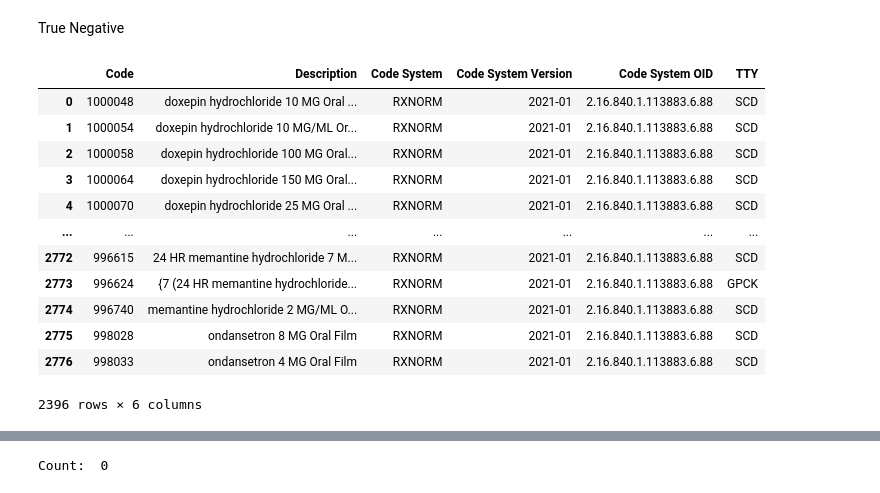
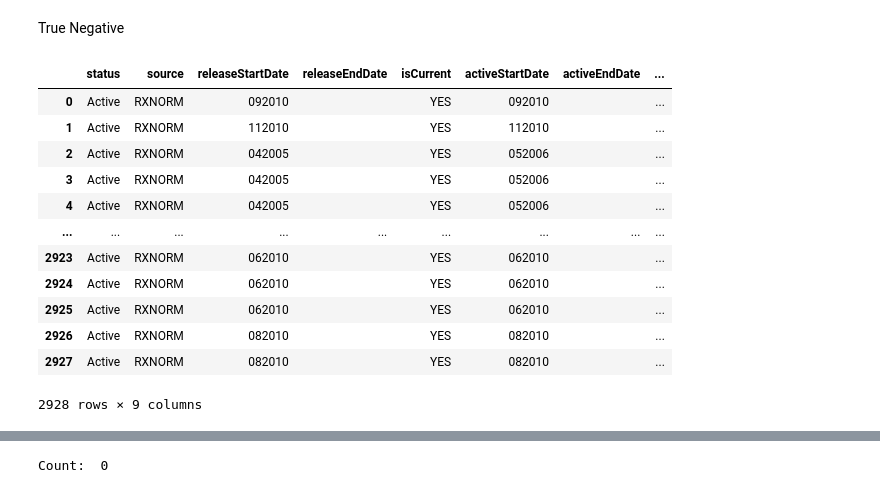
Before and after one commit to danielhmendoza01/Automatic_Code_Sets, a Jupyter notebook: Opioid/Opioid_Query.ipynb, the cells around one changed output, grey strips where cells are left out. Cells and saved outputs as stored; diff of their text form; code cells hidden in the pictures.

```diff
--- a/Opioid/Opioid_Query.ipynb
+++ b/Opioid/Opioid_Query.ipynb
@@ -266,29 +269,25 @@ df_non = pd.read_excel("Nonopioid_List.xlsx")
 # %%
-count = 0
-for code in df_non["Code"]:
+#find the status of the not found drugs
+df_status = pd.DataFrame()
+index = 0
+for code in df_non['Code']:
     getRxcuiHistoryStatus = 'rxcui/{}/historystatus.json'.format(code)
-    status = pd.read_json(base_url_2+getRxcuiHistoryStatus)
-    status = pd.DataFrame(status.rxcuiStatusHistory.metaData, index=[0])
-    if status.iloc[0]["status"] != 'Active':
-        df_non = df_non.loc[df_non["Code"] != code]
-        count+=1
+    df_type = pd.read_json(base_url_2+getRxcuiHistoryStatus)
+    df_type = pd.DataFrame(df_type.rxcuiStatusHistory.metaData, index=[0])
+    df_type['rxcui'] = code
+    df_status = pd.concat([df_status, df_type]).drop_duplicates(subset=['rxcui']).reset_index(drop=True)
+df_status
+# %% [output]
+|  | status | source | releaseStartDate | releaseEndDate | isCurrent | activeStartDate | activeEndDate | ... |
+| 0 | Active | RXNORM | 092010 |  | YES | 092010 |  | ... |
+| 1 | Active | RXNORM | 112010 |  | YES | 112010 |  | ... |
+| 2 | Active | RXNORM | 042005 |  | YES | 052006 |  | ... |
+| 3 | Active | RXNORM | 042005 |  | YES | 052006 |  | ... |
+| 4 | Active | RXNORM | 042005 |  | YES | 052006 |  | ... |
+| ... | ... | ... | ... | ... | ... | ... | ... | ... |
+| 2923 | Active | RXNORM | 062010 |  | YES | 062010 |  | ... |
+| 2924 | Active | RXNORM | 062010 |  | YES | 062010 |  | ... |
+| 2925 | Active | RXNORM | 062010 |  | YES | 062010 |  | ... |
+| 2926 | Active | RXNORM | 082010 |  | YES | 082010 |  | ... |
+| 2927 | Active | RXNORM | 082010 |  | YES | 082010 |  | ... |
+2928 rows × 9 columns
-# %%
-df_non = pd.read_excel("Nonopioid_List.xlsx")
-ingredients = ["alfentanil","alphaprodine","benzhydrocodone","buprenorphine" ,"butorphanol" ,"codeine" ,"dextromethorphan" ,"dextromoramide" ,"dezocine","dihydrocodeine","diphenoxylate" ,"ethylmorphine" ,"fentanyl" ,"heroin","hydrocodone" ,"hydromorphone" ,"levomethadone","levopropoxyphene","levorphanol", "meptazinol" ,"methadone" ,"methadyl_acetate" ,"morphine" ,"nalbuphine" ,"normethadone","noscapine" ,"oliceridine","opium" ,"oxycodone","oxymorphone" ,"papaveretum" ,"paregoric","pentazocine" ,"pethidine" ,"phenazocine" ,"phenoperidine" ,"pholcodine","pirinitramide" ,"propoxyphene" ,"remifentanil","sufentanil","tapentadol","tetrapeptide","tilidine","tramadol", "meperidine"]
-for ingredient in ingredients:
-    df_non = df_non[~df_non.Description.str.contains(ingredient)]
-df_non
-# %% [output]
-|  | Code | Description | Code System | Code System Version | Code System OID | TTY |
-| 0 | 1000048 | doxepin hydrochloride 10 MG Oral ... | RXNORM | 2021-01 | 2.16.840.1.113883.6.88 | SCD |
-| 1 | 1000054 | doxepin hydrochloride 10 MG/ML Or... | RXNORM | 2021-01 | 2.16.840.1.113883.6.88 | SCD |
-| 2 | 1000058 | doxepin hydrochloride 100 MG Oral... | RXNORM | 2021-01 | 2.16.840.1.113883.6.88 | SCD |
-| 3 | 1000064 | doxepin hydrochloride 150 MG Oral... | RXNORM | 2021-01 | 2.16.840.1.113883.6.88 | SCD |
-| 4 | 1000070 | doxepin hydrochloride 25 MG Oral ... | RXNORM | 2021-01 | 2.16.840.1.113883.6.88 | SCD |
-| ... | ... | ... | ... | ... | ... | ... |
-| 2772 | 996615 | 24 HR memantine hydrochloride 7 M... | RXNORM | 2021-01 | 2.16.840.1.113883.6.88 | SCD |
-| 2773 | 996624 | {7 (24 HR memantine hydrochloride... | RXNORM | 2021-01 | 2.16.840.1.113883.6.88 | GPCK |
-| 2774 | 996740 | memantine hydrochloride 2 MG/ML O... | RXNORM | 2021-01 | 2.16.840.1.113883.6.88 | SCD |
-| 2775 | 998028 | ondansetron 8 MG Oral Film | RXNORM | 2021-01 | 2.16.840.1.113883.6.88 | SCD |
-| 2776 | 998033 | ondansetron 4 MG Oral Film | RXNORM | 2021-01 | 2.16.840.1.113883.6.88 | SCD |
-2396 rows × 6 columns
```
Also changed, not shown: parts of 17 cells of this notebook, 1 other file.
